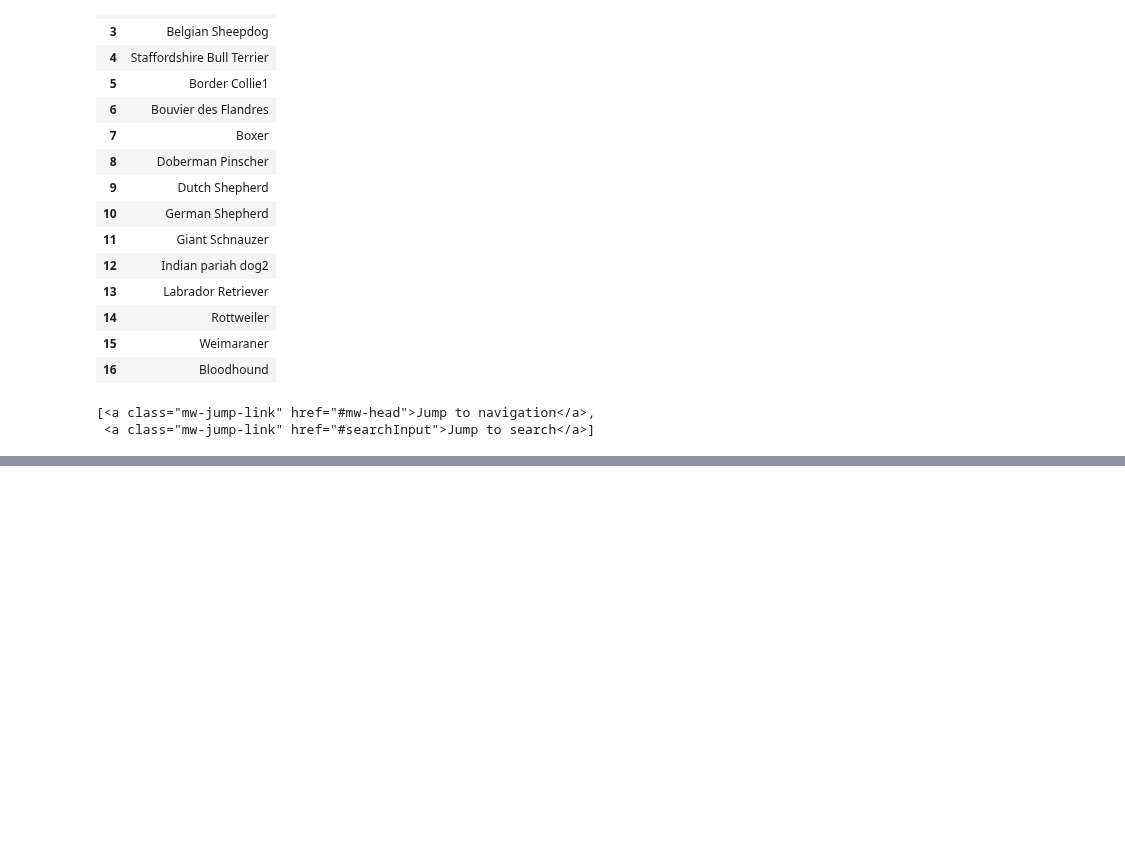
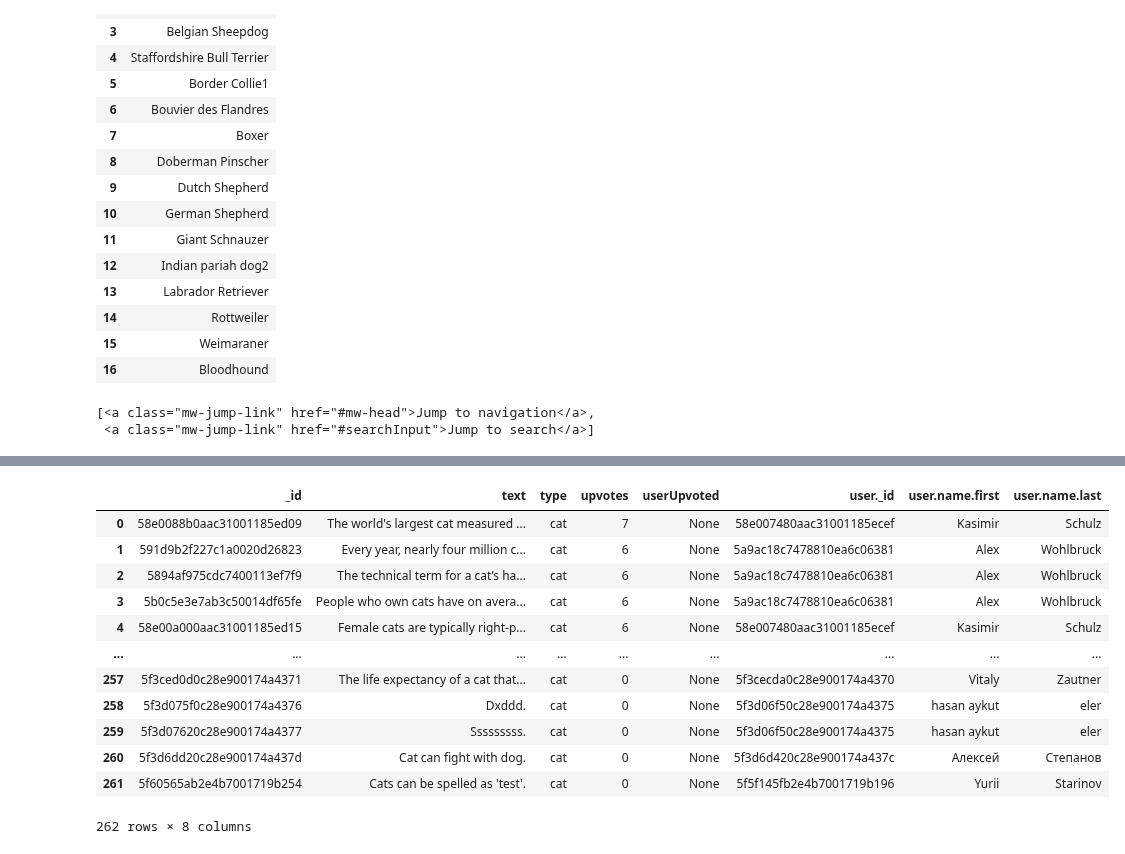
Before and after one commit to thomas-cares/data-pt-ber-08-20, a Jupyter notebook: practice/codealong.ipynb, the cells around one changed output, grey strips where cells are left out. Saved outputs shown, nothing was run; the diff lists cells and outputs as text; code cells hidden in the pictures; blank space fills up the shorter version.

```diff
--- a/practice/codealong.ipynb
+++ b/practice/codealong.ipynb
@@ -1823,0 +2083,7 @@ soup.find_all('a',{'class':'mw-jump-link'})
+# %%
+###DEALING WITH NESTED JSON DATA
+###FREE API WITH CAT FACTS
+url='https://cat-fact.herokuapp.com/facts'
+results=requests.get(url).json()
+pd.DataFrame(results)
+#WE HAVE TO ADDRESS THE ALL field
@@ -1823,0 +2121,17 @@ soup.find_all('a',{'class':'mw-jump-link'})
+# %%
+###LUCKILY THERE IS A PANDAS FUNCTION TO UNWRAP NESTED JSON FILES
+pd.json_normalize(results['all'])
+# %% [output]
+|  | _id | text | type | upvotes | userUpvoted | user._id | user.name.first | user.name.last |
+| 0 | 58e0088b0aac31001185ed09 | The world's largest cat measured ... | cat | 7 | None | 58e007480aac31001185ecef | Kasimir | Schulz |
+| 1 | 591d9b2f227c1a0020d26823 | Every year, nearly four million c... | cat | 6 | None | 5a9ac18c7478810ea6c06381 | Alex | Wohlbruck |
+| 2 | 5894af975cdc7400113ef7f9 | The technical term for a cat’s ha... | cat | 6 | None | 5a9ac18c7478810ea6c06381 | Alex | Wohlbruck |
+| 3 | 5b0c5e3e7ab3c50014df65fe | People who own cats have on avera... | cat | 6 | None | 5a9ac18c7478810ea6c06381 | Alex | Wohlbruck |
+| 4 | 58e00a000aac31001185ed15 | Female cats are typically right-p... | cat | 6 | None | 58e007480aac31001185ecef | Kasimir | Schulz |
+| ... | ... | ... | ... | ... | ... | ... | ... | ... |
+| 257 | 5f3ced0d0c28e900174a4371 | The life expectancy of a cat that... | cat | 0 | None | 5f3cecda0c28e900174a4370 | Vitaly | Zautner |
+| 258 | 5f3d075f0c28e900174a4376 | Dxddd. | cat | 0 | None | 5f3d06f50c28e900174a4375 | hasan aykut | eler |
+| 259 | 5f3d07620c28e900174a4377 | Sssssssss. | cat | 0 | None | 5f3d06f50c28e900174a4375 | hasan aykut | eler |
+| 260 | 5f3d6dd20c28e900174a437d | Cat can fight with dog. | cat | 0 | None | 5f3d6d420c28e900174a437c | Алексей | Степанов |
+| 261 | 5f60565ab2e4b7001719b254 | Cats can be spelled as 'test'. | cat | 0 | None | 5f5f145fb2e4b7001719b196 | Yurii | Starinov |
+262 rows × 8 columns
```
Also changed, not shown: parts of 38 cells of this notebook, 7 other files.
